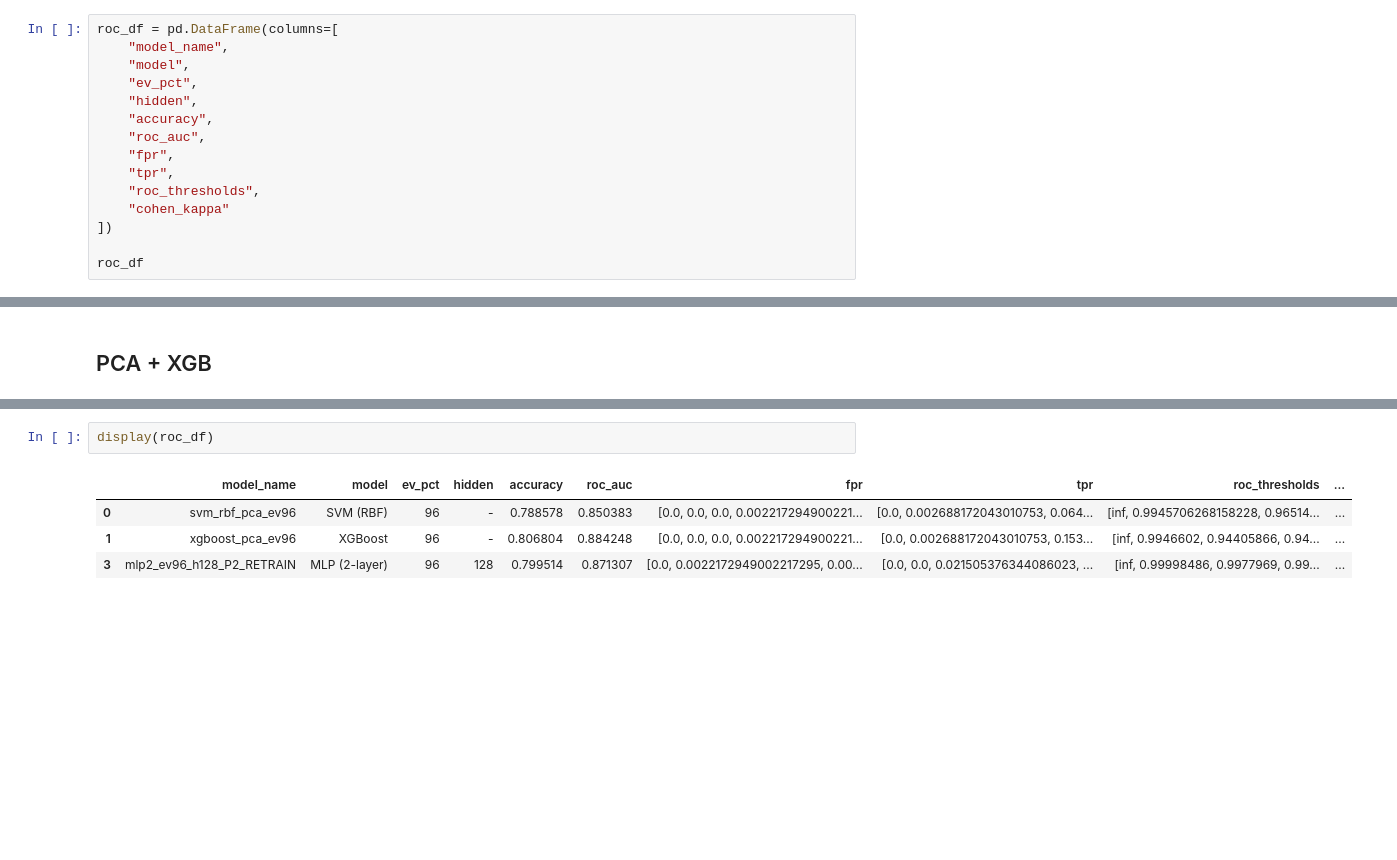
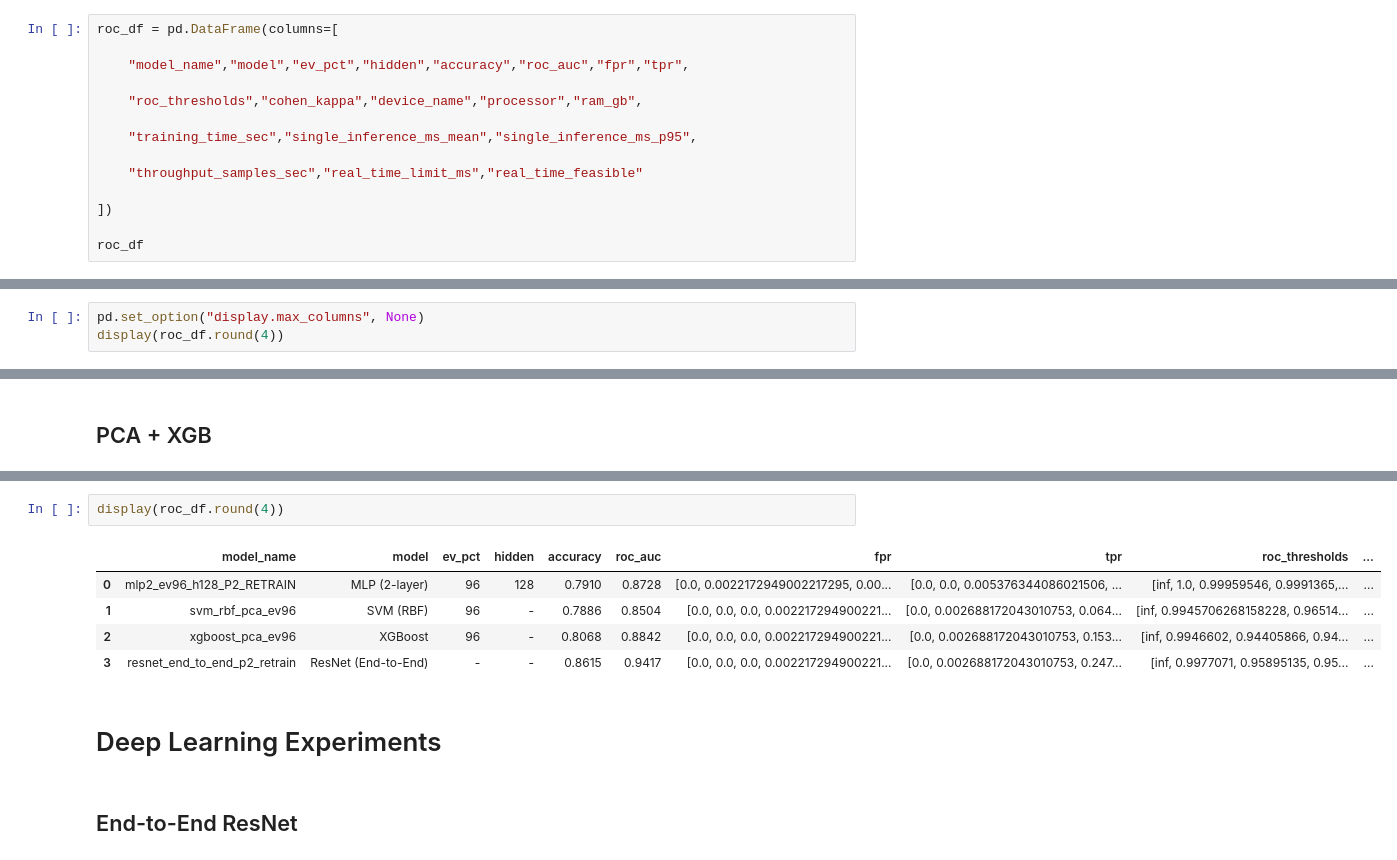
Before and after one commit to kanwarSINGH03/acoustic_signal_classification, a Jupyter notebook: evaluation/paper_evaluations/P2_experiments.ipynb, the cells around one changed output, grey strips where cells are left out. Cells and saved outputs as stored; diff of their text form; blank space fills up the shorter version.

```diff
--- a/evaluation/paper_evaluations/P2_experiments.ipynb
+++ b/evaluation/paper_evaluations/P2_experiments.ipynb
@@ -314,16 +319,15 @@ plt.show()
 ## Prepare ROC Dataframe
 # %%
 roc_df = pd.DataFrame(columns=[
-    "model_name",
-    "model",
-    "ev_pct",
-    "hidden",
-    "accuracy",
-    "roc_auc",
-    "fpr",
-    "tpr",
-    "roc_thresholds",
-    "cohen_kappa"
+
+    "model_name","model","ev_pct","hidden","accuracy","roc_auc","fpr","tpr",
+
+    "roc_thresholds","cohen_kappa","device_name","processor","ram_gb",
+
+    "training_time_sec","single_inference_ms_mean","single_inference_ms_p95",
+
+    "throughput_samples_sec","real_time_limit_ms","real_time_feasible"
+
 ])
 
 roc_df
@@ -729,0 +1020,3 @@ weighted avg       0.80      0.80      0.80       823
+# %%
+pd.set_option("display.max_columns", None)
+display(roc_df.round(4))
@@ -1072,7 +1480,12 @@ ROC AUC: 0.8842
 # %%
-display(roc_df)
+display(roc_df.round(4))
 # %% [output]
 |  | model_name | model | ev_pct | hidden | accuracy | roc_auc | fpr | tpr | roc_thresholds | ... |
-| 0 | svm_rbf_pca_ev96 | SVM (RBF) | 96 | - | 0.788578 | 0.850383 | [0.0, 0.0, 0.0, 0.002217294900221... | [0.0, 0.002688172043010753, 0.064... | [inf, 0.9945706268158228, 0.96514... | ... |
-| 1 | xgboost_pca_ev96 | XGBoost | 96 | - | 0.806804 | 0.884248 | [0.0, 0.0, 0.0, 0.002217294900221... | [0.0, 0.002688172043010753, 0.153... | [inf, 0.9946602, 0.94405866, 0.94... | ... |
-| 3 | mlp2_ev96_h128_P2_RETRAIN | MLP (2-layer) | 96 | 128 | 0.799514 | 0.871307 | [0.0, 0.0022172949002217295, 0.00... | [0.0, 0.0, 0.021505376344086023, ... | [inf, 0.99998486, 0.9977969, 0.99... | ... |
+| 0 | mlp2_ev96_h128_P2_RETRAIN | MLP (2-layer) | 96 | 128 | 0.7910 | 0.8728 | [0.0, 0.0022172949002217295, 0.00... | [0.0, 0.0, 0.005376344086021506, ... | [inf, 1.0, 0.99959546, 0.9991365,... | ... |
+| 1 | svm_rbf_pca_ev96 | SVM (RBF) | 96 | - | 0.7886 | 0.8504 | [0.0, 0.0, 0.0, 0.002217294900221... | [0.0, 0.002688172043010753, 0.064... | [inf, 0.9945706268158228, 0.96514... | ... |
+| 2 | xgboost_pca_ev96 | XGBoost | 96 | - | 0.8068 | 0.8842 | [0.0, 0.0, 0.0, 0.002217294900221... | [0.0, 0.002688172043010753, 0.153... | [inf, 0.9946602, 0.94405866, 0.94... | ... |
+| 3 | resnet_end_to_end_p2_retrain | ResNet (End-to-End) | - | - | 0.8615 | 0.9417 | [0.0, 0.0, 0.0, 0.002217294900221... | [0.0, 0.002688172043010753, 0.247... | [inf, 0.9977071, 0.95895135, 0.95... | ... |
+# %% [markdown]
+# Deep Learning Experiments
+# %% [markdown]
+## End-to-End ResNet
```
Also changed, not shown: parts of 17 cells of this notebook.
